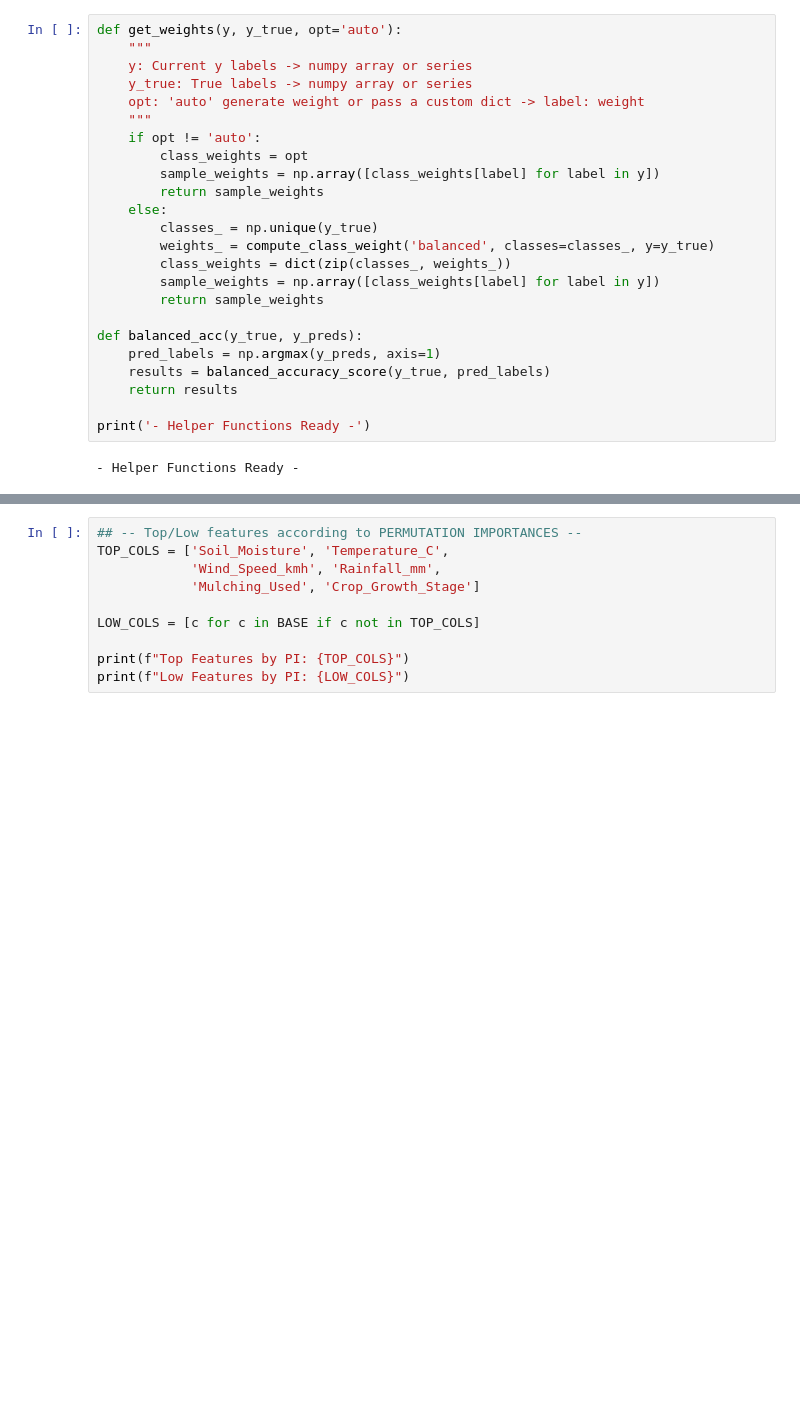
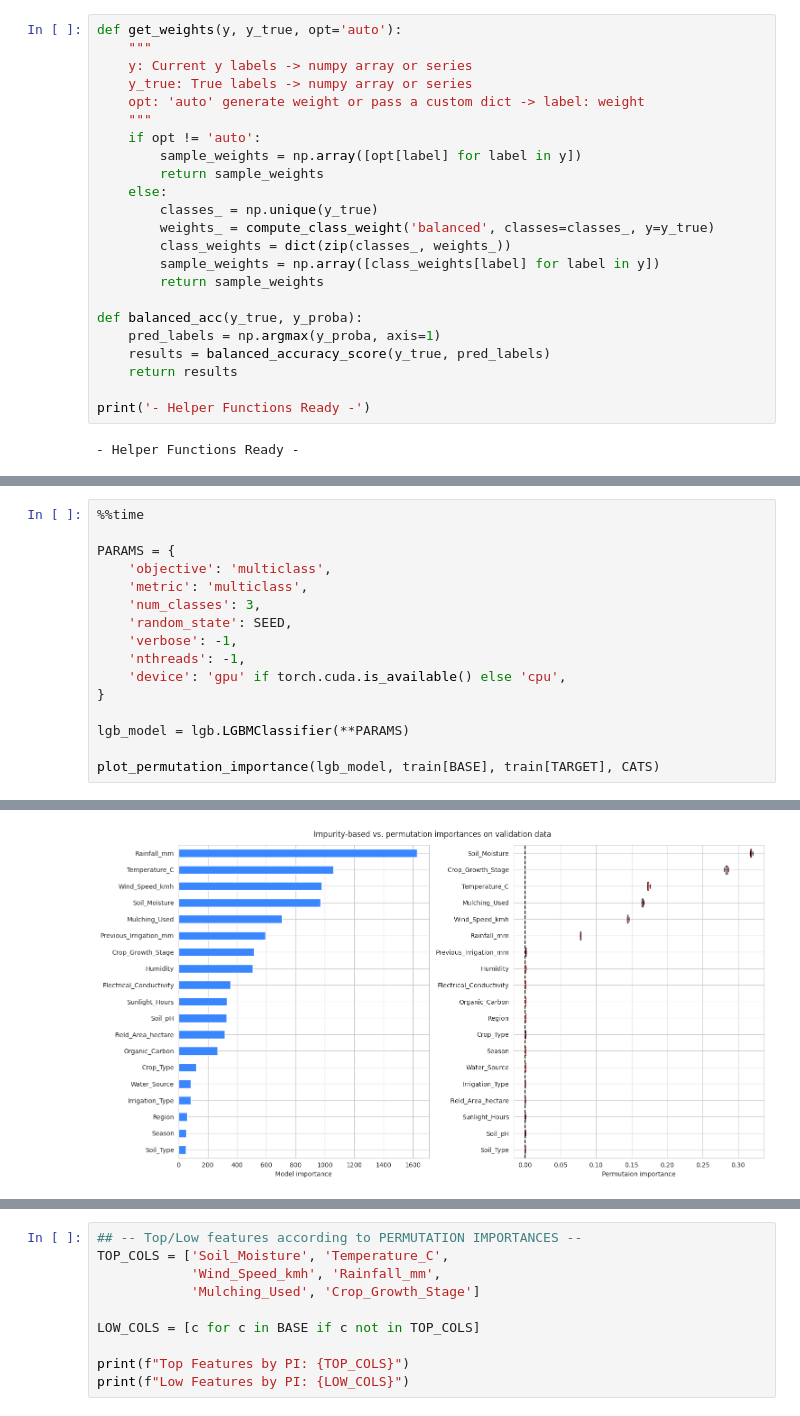
Before and after one commit to coded-sly/ps6e4-Irrigation-Need, a Jupyter notebook: ps6e4-lgbm-calibration-trainer.ipynb, the cells around one changed output, grey strips where cells are left out. Cells and saved outputs as stored; diff of their text form; blank space fills up the shorter version.

Commit message:
Kaggle Notebook | ps6e4 | LGBM+Calibration | Trainer | v1_depth=-1

```diff
--- a/ps6e4-lgbm-calibration-trainer.ipynb
+++ b/ps6e4-lgbm-calibration-trainer.ipynb
@@ -230,8 +238,7 @@ def get_weights(y, y_true, opt='auto'):
     opt: 'auto' generate weight or pass a custom dict -> label: weight
     """
     if opt != 'auto':
-        class_weights = opt
-        sample_weights = np.array([class_weights[label] for label in y])
+        sample_weights = np.array([opt[label] for label in y])
         return sample_weights
     else:
         classes_ = np.unique(y_true)
@@ -240,8 +247,8 @@ def get_weights(y, y_true, opt='auto'):
         sample_weights = np.array([class_weights[label] for label in y])
         return sample_weights
 
-def balanced_acc(y_true, y_preds):
-    pred_labels = np.argmax(y_preds, axis=1)
+def balanced_acc(y_true, y_proba):
+    pred_labels = np.argmax(y_proba, axis=1)
     results = balanced_accuracy_score(y_true, pred_labels)
     return results
 
@@ -250,0 +303,17 @@ print('- Helper Functions Ready -')
+# %%
+%%time
+
+PARAMS = {
+    'objective': 'multiclass',
+    'metric': 'multiclass',
+    'num_classes': 3,
+    'random_state': SEED,
+    'verbose': -1,
+    'nthreads': -1,
+    'device': 'gpu' if torch.cuda.is_available() else 'cpu',
+}
+
+lgb_model = lgb.LGBMClassifier(**PARAMS)
+
+plot_permutation_importance(lgb_model, train[BASE], train[TARGET], CATS)
+# %% [output]
@@ -251 +324,2 @@ print('- Helper Functions Ready -')
+[figure, added]
 # %%
```
Also changed, not shown: parts of 29 cells of this notebook.
